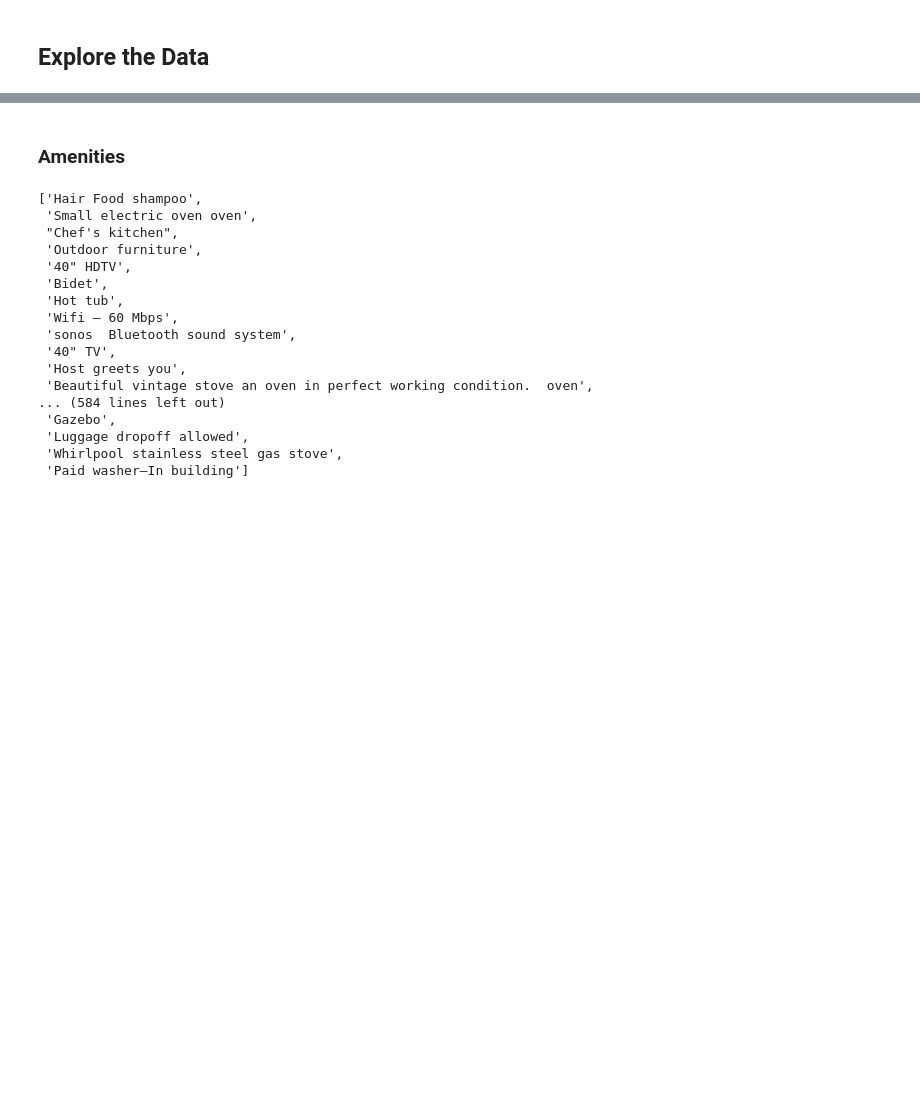
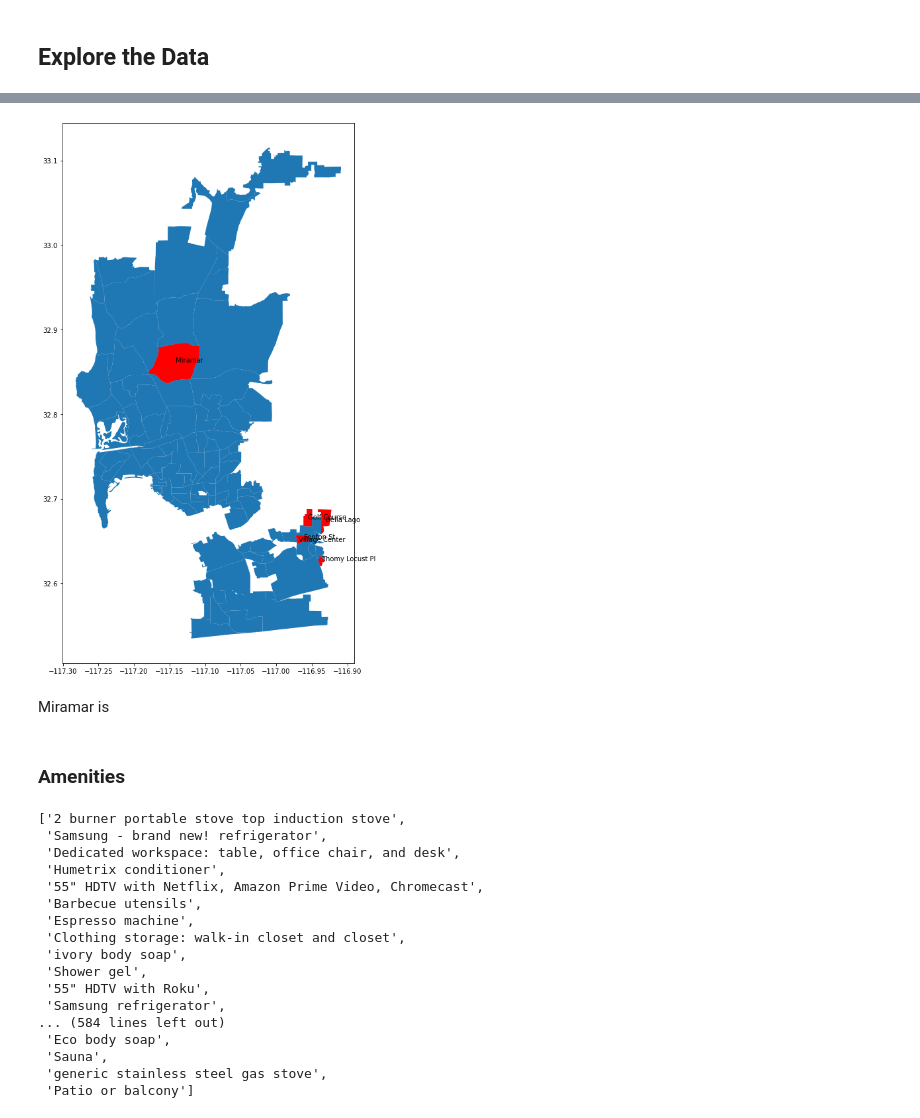
Before and after one commit to Hienquang/AirbnbCapstone, a Jupyter notebook: Notebook/Exploratory Data Analysis.ipynb, the cells around one changed output, grey strips where cells are left out. Cells and saved outputs as stored; diff of their text form; code cells hidden in the pictures; blank space fills up the shorter version.

```diff
--- a/Notebook/Exploratory Data Analysis.ipynb
+++ b/Notebook/Exploratory Data Analysis.ipynb
@@ -119,0 +111,12 @@ plt.show()
+# %%
+#create list of all neighbourhood
+n1 = gdf.index.to_list();
+#create list of unique neighbourhood in listings
+n2 = list(set(listings.neighbourhood));
+#find neighbourhood without any listings:
+for e in n2:
+    n1.remove(e)
+# %%
+#geodata for neighbourhood without listings
+nolist = gdf.loc[n1]
+nolist
@@ -119,0 +132,13 @@ plt.show()
+# %%
+# create longitude and latitude columns
+nolist['lat'] = np.nan
+nolist['lat'] = np.nan
+# %%
+#Extract longitude and latitude
+nolist['coords'] = nolist['geometry'].apply(lambda x: x.representative_point().coords[:])
+for i in nolist['coords'].index:
+    cor = nolist.coords[i]
+    cord = cor[0]
+    nolist.loc[i,['lat']] = cord[0]
+    nolist.loc[i,['long']] = cord[1]
+nolist
@@ -120,3 +154,18 @@ plt.show()
+# %%
+#where are these neighbourhood without listings
+#plot all neighbourhood
+f, ax = plt.subplots(1, figsize=(15,15))
+gdf.plot(ax=ax)
+#plot neighbourhood without lilstings
+nolist.plot(ax=ax, color='red')
+#add names
+for x,y,label in zip(nolist.lat, nolist.long, nolist.index):
+    plt.text(x,y,label)
+plt.show()
+# %% [output]
+[figure, added]
+# %% [markdown]
+Miramar is
 # %% [markdown]
 ### Amenities
 # %%
@@ -127,26 +176,26 @@ for i in listings.amenities.index:
 listings.amenities = amenities
 # %%
 #create a list of all amenities options - to use as column name for amenities dummies data
-flat_amen=[]
+amen_cols=[]
 for elem in amenities:
     amen_cols.extend(elem)
 amen_cols = list(set(amen_cols))
 amen_cols
 # %% [output]
-['Hair Food shampoo',
- 'Small electric oven oven',
- "Chef's kitchen",
- 'Outdoor furniture',
- '40" HDTV',
- 'Bidet',
- 'Hot tub',
- 'Wifi – 60 Mbps',
- 'sonos  Bluetooth sound system',
- '40" TV',
- 'Host greets you',
- 'Beautiful vintage stove an oven in perfect working condition.  oven',
+['2 burner portable stove top induction stove',
+ 'Samsung - brand new! refrigerator',
+ 'Dedicated workspace: table, office chair, and desk',
+ 'Humetrix conditioner',
+ '55" HDTV with Netflix, Amazon Prime Video, Chromecast',
+ 'Barbecue utensils',
+ 'Espresso machine',
+ 'Clothing storage: walk-in closet and closet',
+ 'ivory body soap',
+ 'Shower gel',
+ '55" HDTV with Roku',
+ 'Samsung refrigerator',
 ... (584 lines left out)
- 'Gazebo',
- 'Luggage dropoff allowed',
- 'Whirlpool stainless steel gas stove',
- 'Paid washer–In building']
+ 'Eco body soap',
+ 'Sauna',
+ 'generic stainless steel gas stove',
+ 'Patio or balcony']
```
Also changed, not shown: parts of 10 cells of this notebook.
